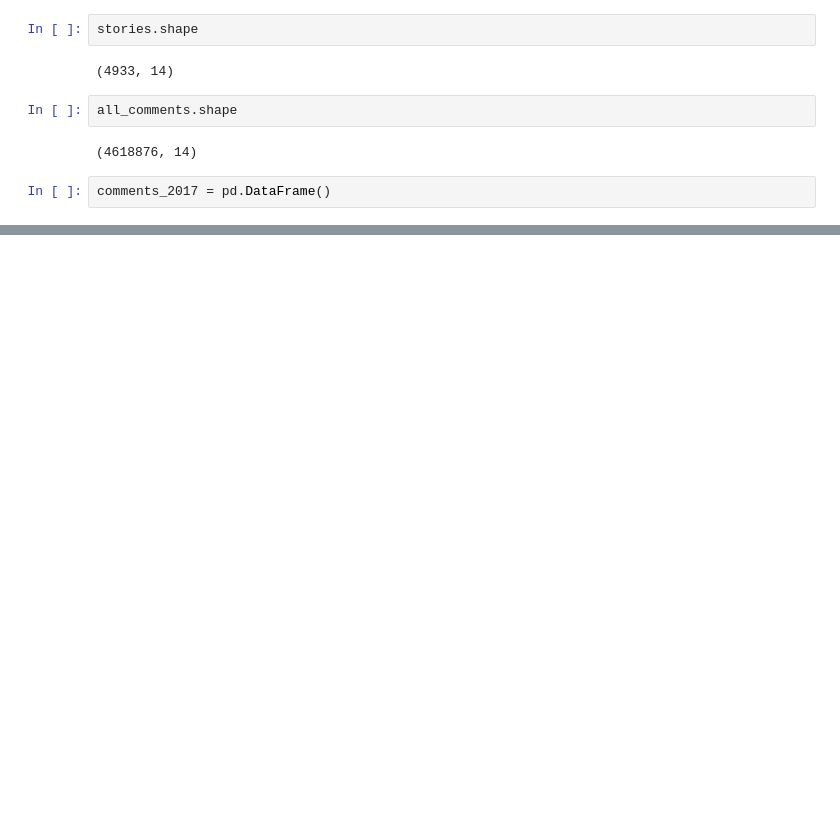
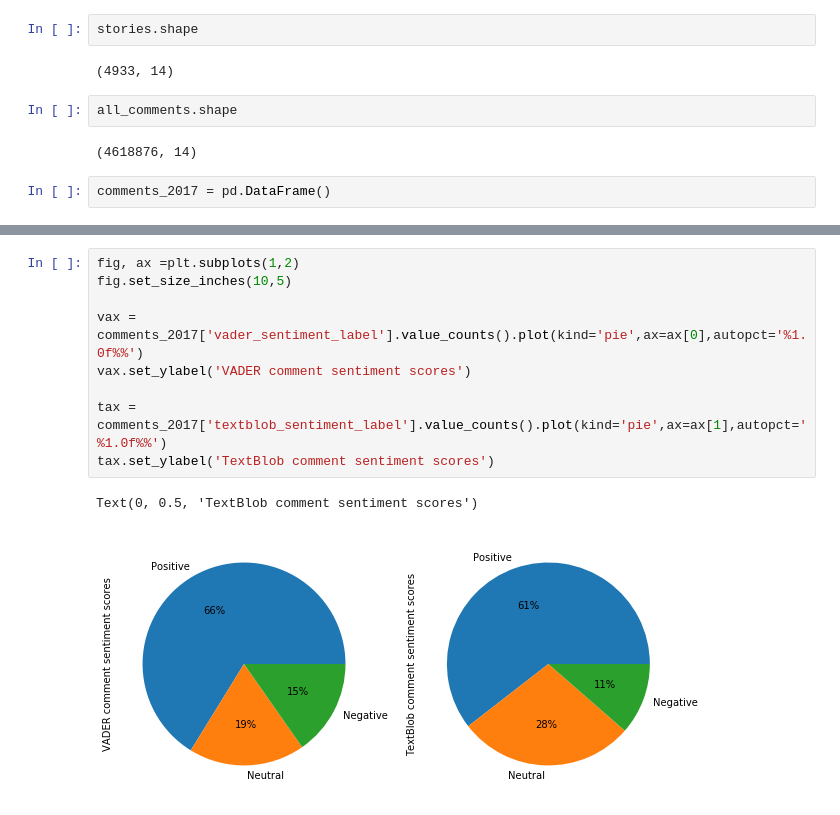
Before and after one commit to marinathomas/SentimentAnalysisHN, a Jupyter notebook: 2017.ipynb, the cells around one changed output, grey strips where cells are left out. Saved outputs shown, nothing was run; the diff lists cells and outputs as text; blank space fills up the shorter version.

```diff
--- a/2017.ipynb
+++ b/2017.ipynb
@@ -94,0 +260,12 @@ print(comments_2017.shape)
+# %%
+fig, ax =plt.subplots(1,2)
+fig.set_size_inches(10,5)
+
+vax = comments_2017['vader_sentiment_label'].value_counts().plot(kind='pie',ax=ax[0],autopct='%1.0f%%')
+vax.set_ylabel('VADER comment sentiment scores')
+
+tax = comments_2017['textblob_sentiment_label'].value_counts().plot(kind='pie',ax=ax[1],autopct='%1.0f%%')
+tax.set_ylabel('TextBlob comment sentiment scores')
+# %% [output]
+Text(0, 0.5, 'TextBlob comment sentiment scores')
+[figure, added]
```
Also changed, not shown: parts of 44 cells of this notebook.
